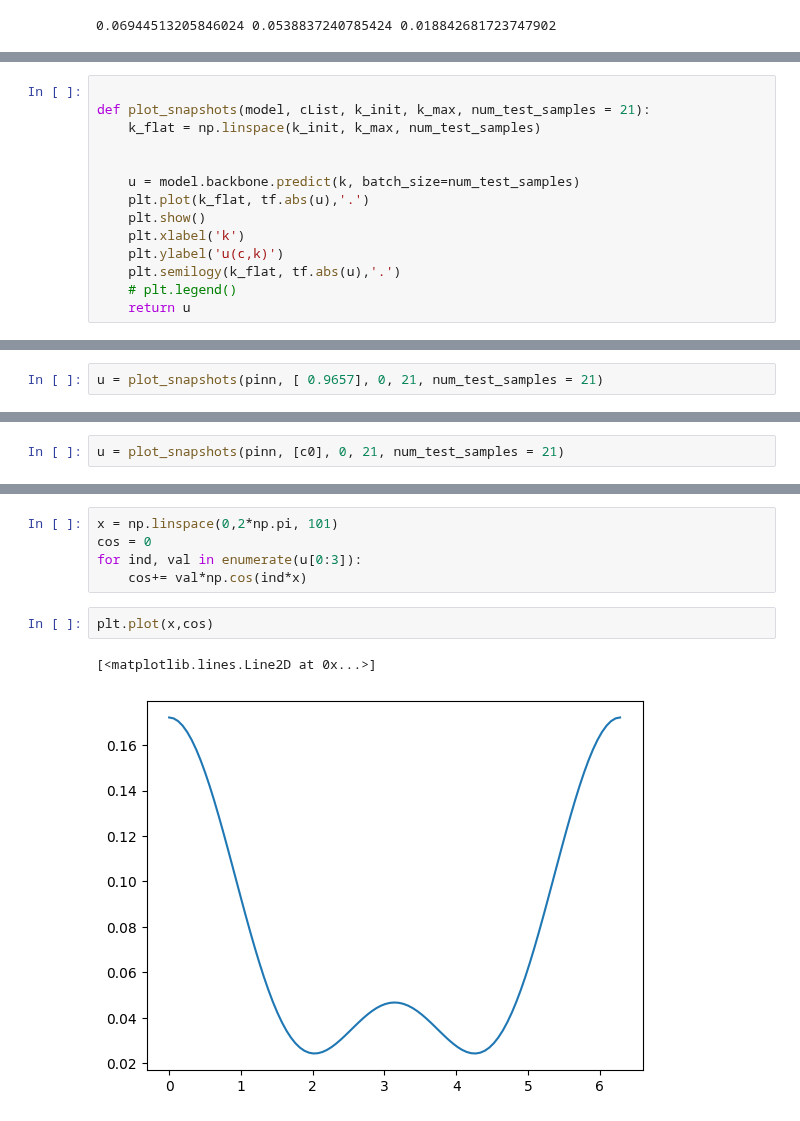
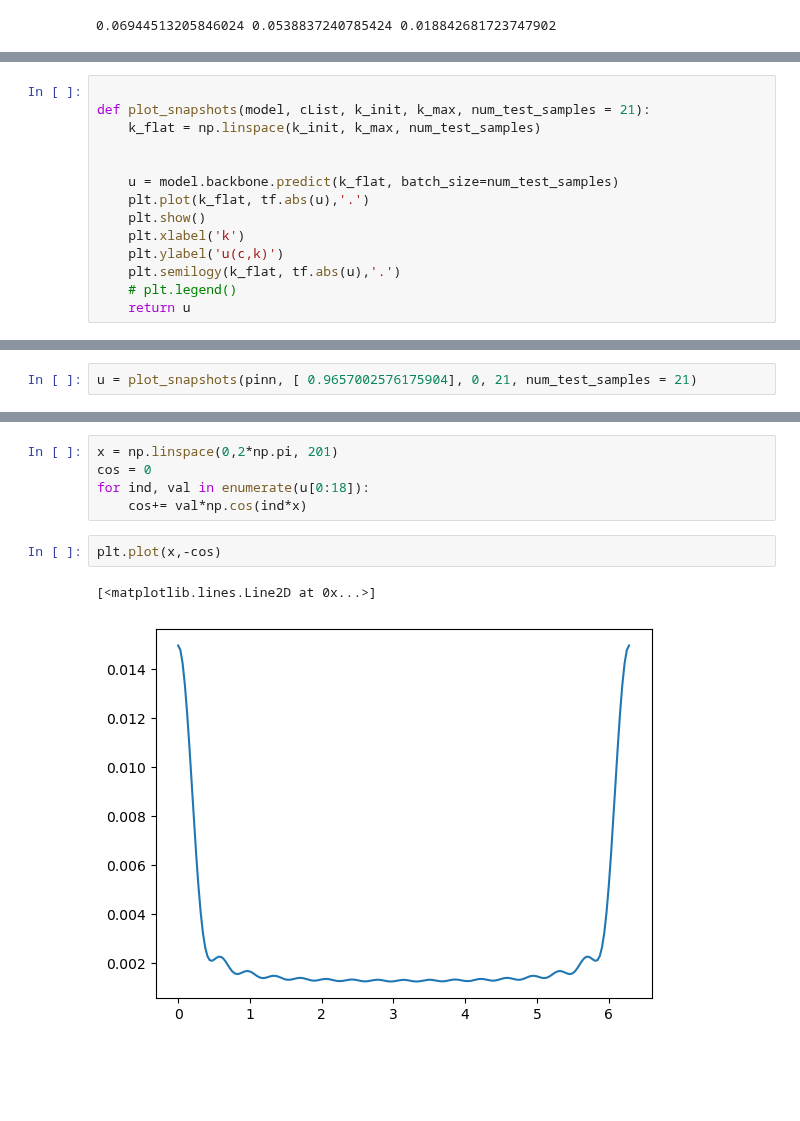
Before and after one commit to naiaseh/Trunk, a Jupyter notebook: PinnNew/FourierKawaharaNoCInput.ipynb, the cells around one changed output, grey strips where cells are left out. Cells and saved outputs as stored; diff of their text form; blank space fills up the shorter version.

```diff
--- a/PinnNew/FourierKawaharaNoCInput.ipynb
+++ b/PinnNew/FourierKawaharaNoCInput.ipynb
@@ -66,7 +73,7 @@ def plot_snapshots(model, cList, k_init, k_max, num_test_samples = 21):
     k_flat = np.linspace(k_init, k_max, num_test_samples)
 
 
-    u = model.backbone.predict(k, batch_size=num_test_samples)
+    u = model.backbone.predict(k_flat, batch_size=num_test_samples)
     plt.plot(k_flat, tf.abs(u),'.')
     plt.show()
     plt.xlabel('k')
@@ -77,3 +86,3 @@ def plot_snapshots(model, cList, k_init, k_max, num_test_samples = 21):
 # %%
-u = plot_snapshots(pinn, [ 0.9657], 0, 21, num_test_samples = 21)
+u = plot_snapshots(pinn, [ 0.9657002576175904], 0, 21, num_test_samples = 21)
 # %% [output]
@@ -83,2 +91,0 @@ u = plot_snapshots(pinn, [ 0.9657], 0, 21, num_test_samples = 21)
-# %%
-u = plot_snapshots(pinn, [c0], 0, 21, num_test_samples = 21)
@@ -108,10 +92,10 @@ array([[ 0.9411765 ,  0.        ],
 # %%
-x = np.linspace(0,2*np.pi, 101)
+x = np.linspace(0,2*np.pi, 201)
 cos = 0
-for ind, val in enumerate(u[0:3]):
+for ind, val in enumerate(u[0:18]):
     cos+= val*np.cos(ind*x)
 # %%
-plt.plot(x,cos)
+plt.plot(x,-cos)
 # %% [output]
 [<matplotlib.lines.Line2D at 0x...>]
-[figure, old version]
+[figure, new version]
```
Also changed, not shown: parts of 15 cells of this notebook, 2 other files.
